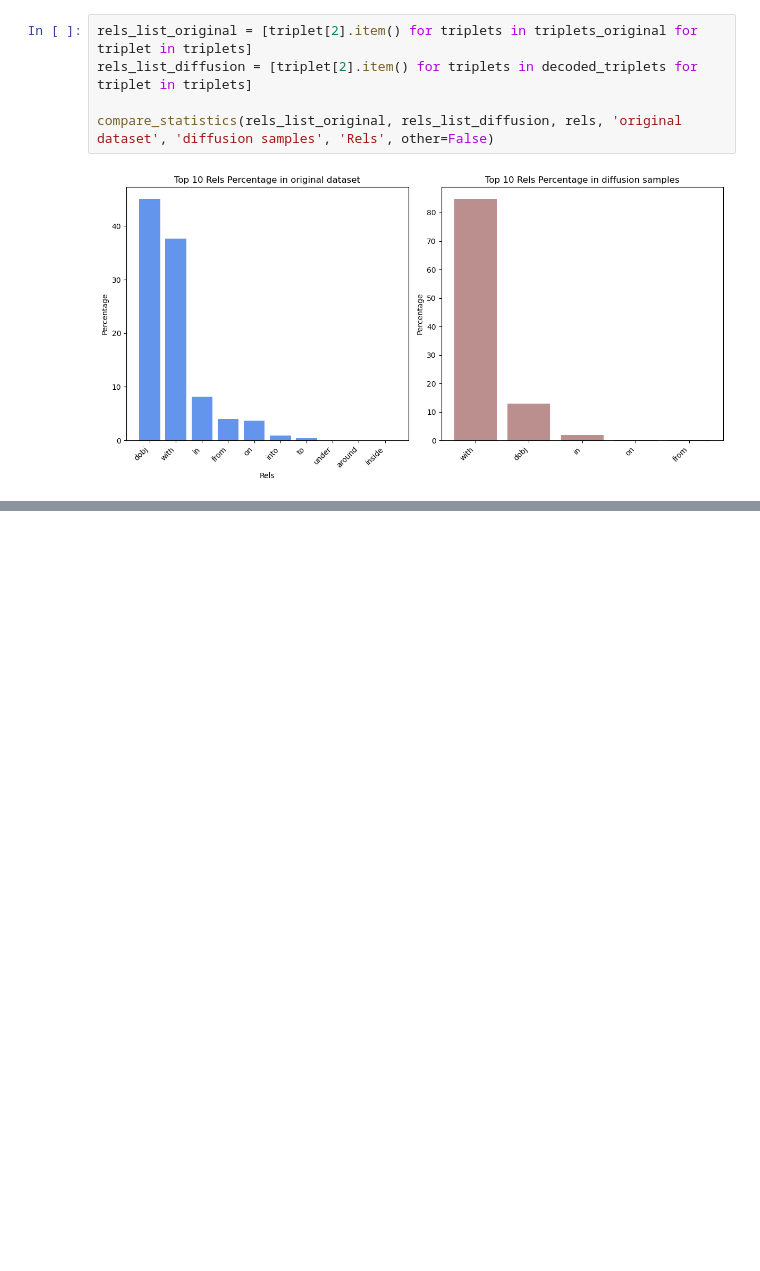
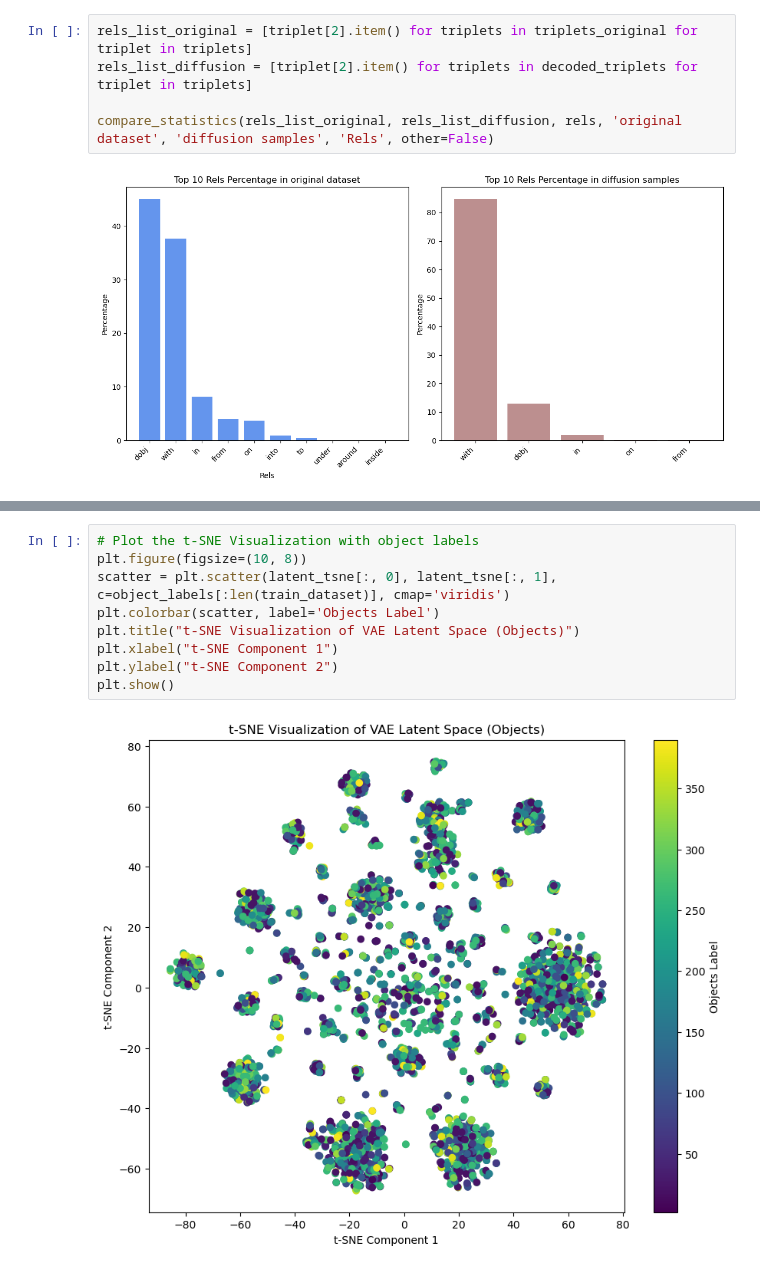
Before and after one commit to scoleri-mr/easg_classification, a Jupyter notebook: evaluating_vae.ipynb, the cells around one changed output, grey strips where cells are left out. Cells and saved outputs as stored; diff of their text form; blank space fills up the shorter version.

```diff
--- a/evaluating_vae.ipynb
+++ b/evaluating_vae.ipynb
@@ -169,0 +225,11 @@ compare_statistics(rels_list_original, rels_list_diffusion, rels, 'original data
+# %%
+# Plot the t-SNE Visualization with object labels
+plt.figure(figsize=(10, 8))
+scatter = plt.scatter(latent_tsne[:, 0], latent_tsne[:, 1], c=object_labels[:len(train_dataset)], cmap='viridis')
+plt.colorbar(scatter, label='Objects Label')
+plt.title("t-SNE Visualization of VAE Latent Space (Objects)")
+plt.xlabel("t-SNE Component 1")
+plt.ylabel("t-SNE Component 2")
+plt.show()
+# %% [output]
+[figure, added]
```
Also changed, not shown: parts of 5 cells of this notebook, 2 other files.
